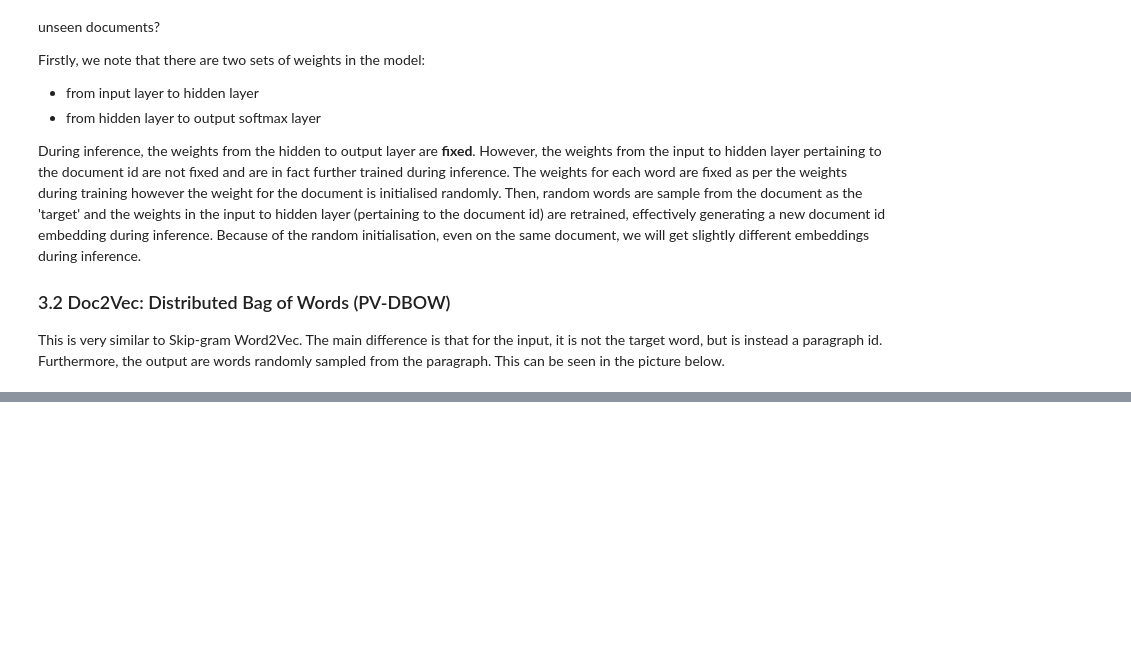
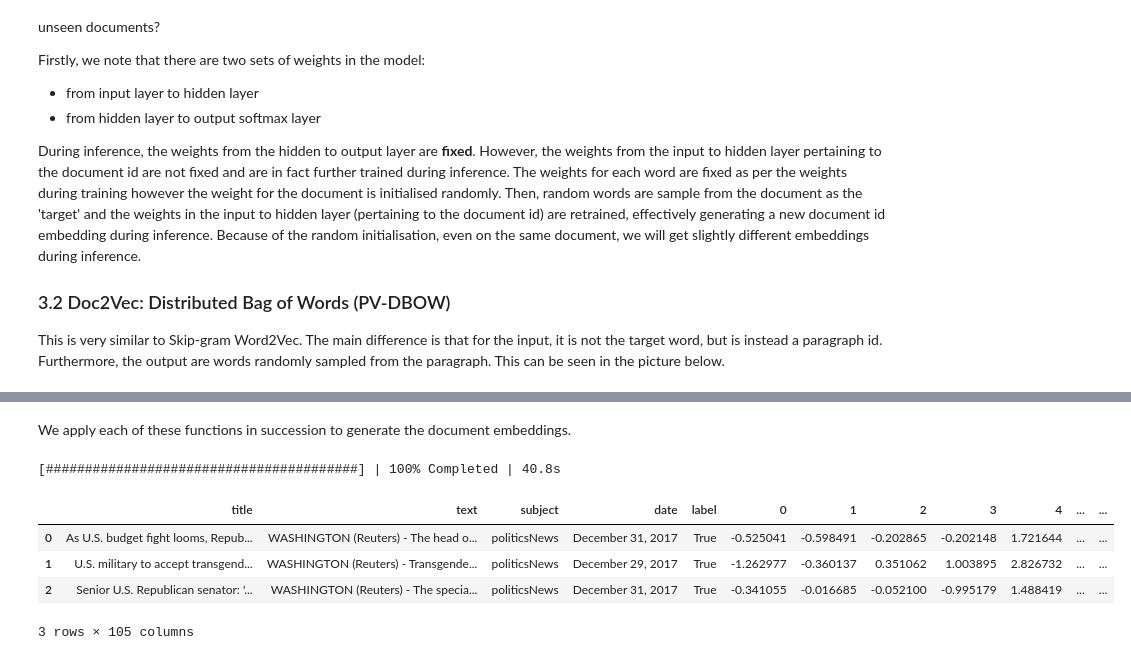
Before and after one commit to skykii12/Python_DataScience_Handbook, a Jupyter notebook: Text Embedding/word2vec_and_doc2vec.ipynb, the cells around one changed output, grey strips where cells are left out. Cells and saved outputs as stored; diff of their text form; code cells hidden in the pictures; blank space fills up the shorter version.

```diff
--- a/Text Embedding/text_embeddings.ipynb
+++ b/Text Embedding/word2vec_and_doc2vec.ipynb
@@ -68,7 +69,7 @@ fake = pd.read_csv("Fake.csv")
 true['label'] = 'True'
 fake['label'] = 'Fake'
 
-df = pd.concat([true, fake], axis=0)
+df = pd.concat([true, fake], axis=0).reset_index(drop=True)
 df.head()
 # %% [output]
 |  | title | text | subject | date | label |
@@ -313,0 +329,14 @@ Note that again, because of the random initialisation, even for the same documen
+# %%
+def get_tagged_documents(df, document_column, tags_column):
+    '''tokenise and tag documents with id, required for doc2vec input'''
+
+    df_dask = dd.from_pandas(df, npartitions=120)
+
+    def get_tagged_doc(row):
+        '''tokenise and tag a row in a dataframe'''
+        return TaggedDocument(words=list(tokenize(row[document_column], lowercase=True)), tags=row[tags_column])
+
+    with ProgressBar():
+        df_tagged = df_dask.map_partitions(lambda df: df.apply(lambda row: get_tagged_doc(row), axis=1)).compute(scheduler='processes')
+
+    return df_tagged
@@ -313,0 +365,37 @@ Note that again, because of the random initialisation, even for the same documen
+# %%
+def get_vector_representations(model, docs):
+    '''get vector representations for a column of text'''
+
+    def infer_vector(model, doc):
+        # note, 20 steps means 20 iterations to update the randomly initialised weights
+        return model.infer_vector(list(tokenize(doc, lowercase=True)), steps=20)
+
+    vector_representation = Parallel(n_jobs=8, prefer="threads")(delayed(infer_vector)(model, doc) for doc in tqdm(docs))
+
+    return pd.DataFrame.from_records(vector_representation)
+# %% [markdown]
+We apply each of these functions in succession to generate the document embeddings.
+# %%
+# create a columnd that has a unique id for each document
+df_index = df.reset_index()
+
+# tag and tokenise documents for doc2vec model input
+df_tagged = get_tagged_documents(df_index, 'text', ['index'])
+
+# generate doc2vec model
+doc2vec_model = generate_doc2vec_model(df_tagged)
+
+# infer vectors using trained model
+df_vector = get_vector_representations(doc2vec_model, df_index['text'])
+# %% [output]
+[########################################] | 100% Completed | 40.8s
+# %%
+# attach embeddings back to main dataset
+embedded_doc2vec = pd.concat([df, df_vector], axis=1)
+embedded_doc2vec.head(3)
+# %% [output]
+|  | title | text | subject | date | label | 0 | 1 | 2 | 3 | 4 | ... | ... |
+| 0 | As U.S. budget fight looms, Repub... | WASHINGTON (Reuters) - The head o... | politicsNews | December 31, 2017 | True | -0.525041 | -0.598491 | -0.202865 | -0.202148 | 1.721644 | ... | ... |
+| 1 | U.S. military to accept transgend... | WASHINGTON (Reuters) - Transgende... | politicsNews | December 29, 2017 | True | -1.262977 | -0.360137 | 0.351062 | 1.003895 | 2.826732 | ... | ... |
+| 2 | Senior U.S. Republican senator: '... | WASHINGTON (Reuters) - The specia... | politicsNews | December 31, 2017 | True | -0.341055 | -0.016685 | -0.052100 | -0.995179 | 1.488419 | ... | ... |
+3 rows × 105 columns
```
Also changed, not shown: parts of 19 cells of this notebook.
